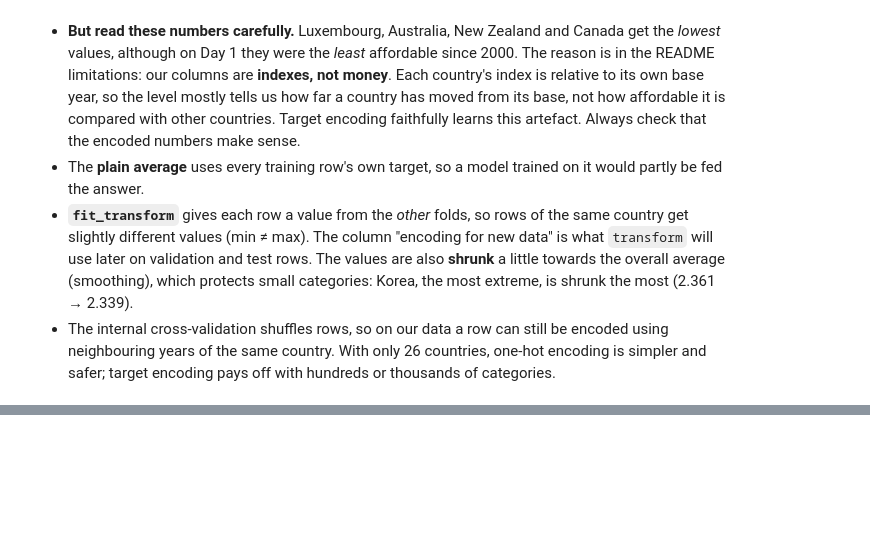
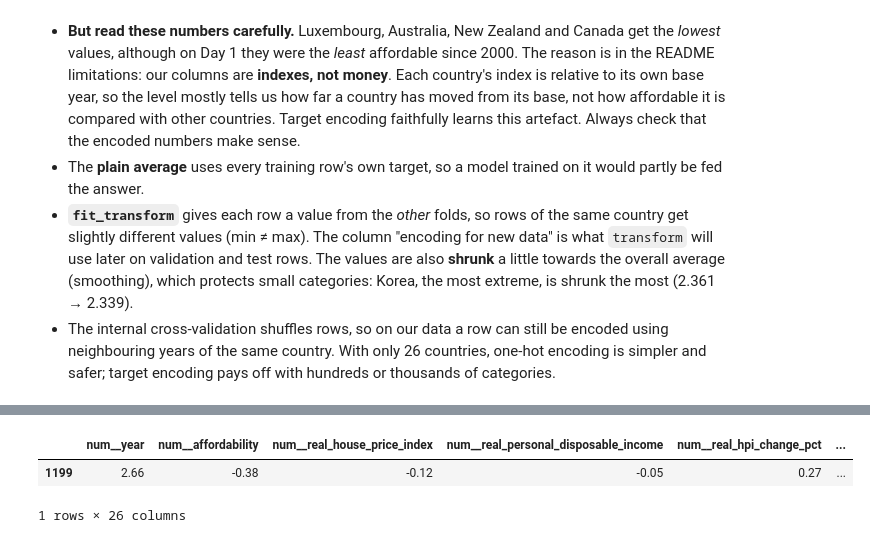
Before and after one commit to iaac-maai/Group8-day1-assignment, a Jupyter notebook: notebook/Day2_models.ipynb, the cells around one changed output, grey strips where cells are left out. Cells and saved outputs as stored; diff of their text form; code cells hidden in the pictures; blank space fills up the shorter version.

```diff
--- a/notebook/Day2_models.ipynb
+++ b/notebook/Day2_models.ipynb
@@ -1004,0 +1110,13 @@ te_table.sort_values("plain average (leaks)").round(3)
+# %%
+# a made-up incoming row for 2025: income not published yet, region missing
+new_row = X_raw_train.iloc[[-1]].copy()
+new_row[["real_personal_disposable_income", "real_income_change_pct"]] = np.nan
+new_row["region"] = np.nan
+new_row["year"] = 2025
+new_row["decade"] = "2020s"
+
+preprocess.transform(new_row).round(2)
+# %% [output]
+|  | num__year | num__affordability | num__real_house_price_index | num__real_personal_disposable_income | num__real_hpi_change_pct | ... |
+| 1199 | 2.66 | -0.38 | -0.12 | -0.05 | 0.27 | ... |
+1 rows × 26 columns
```
Also changed, not shown: parts of 7 cells of this notebook.
